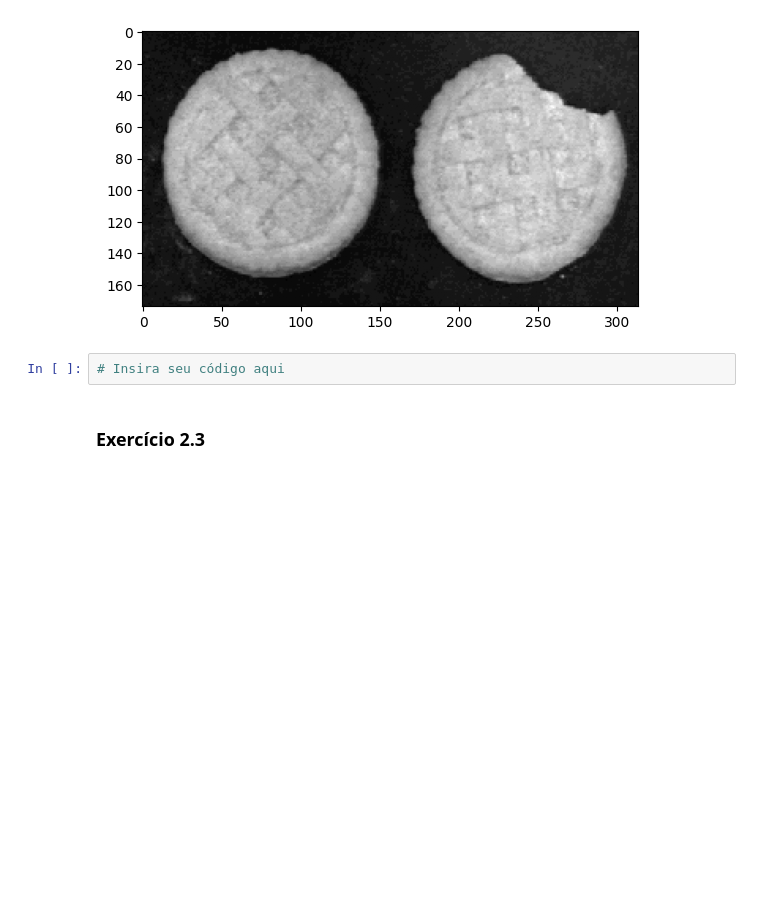
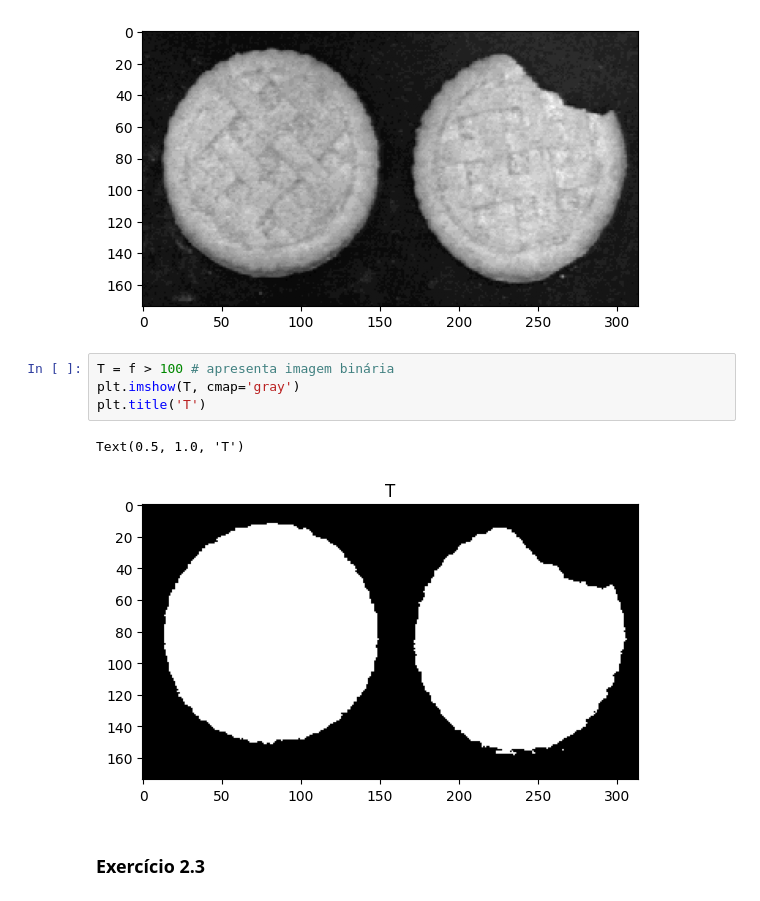
Before and after one commit to UNICAMP-EA979/2026s1-pi03-transforma-ointensidade-m200216, a Jupyter notebook: Atividade.ipynb, the cells around one changed output. Drawn from its saved outputs; the diff is of its cells as text; blank space fills up the shorter version.

```diff
--- a/Atividade.ipynb
+++ b/Atividade.ipynb
@@ -241,8 +239,13 @@ plt.imshow(f,cmap='gray')
 # %% [output]
 <matplotlib.image.AxesImage at 0x...>
 [figure]
-# %%
-# Insira seu código aqui
+# %%
+T = f > 100 # apresenta imagem binária
+plt.imshow(T, cmap='gray')
+plt.title('T')
+# %% [output]
+Text(0.5, 1.0, 'T')
+[figure, added]
 # %% [markdown]
 ### Exercício 2.3
 # %%
```
Also changed, not shown: parts of 8 cells of this notebook.
